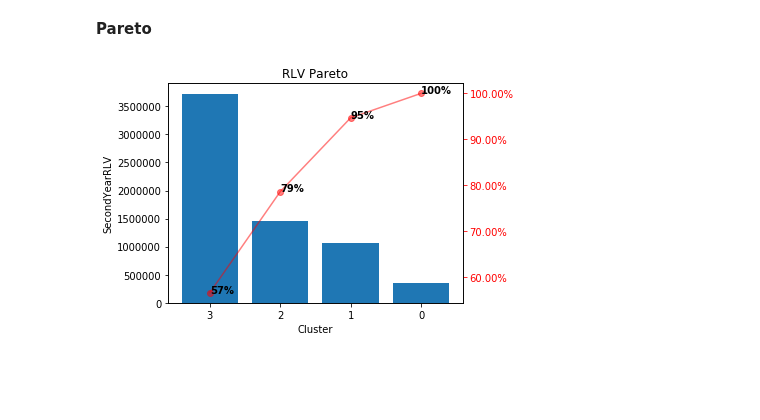
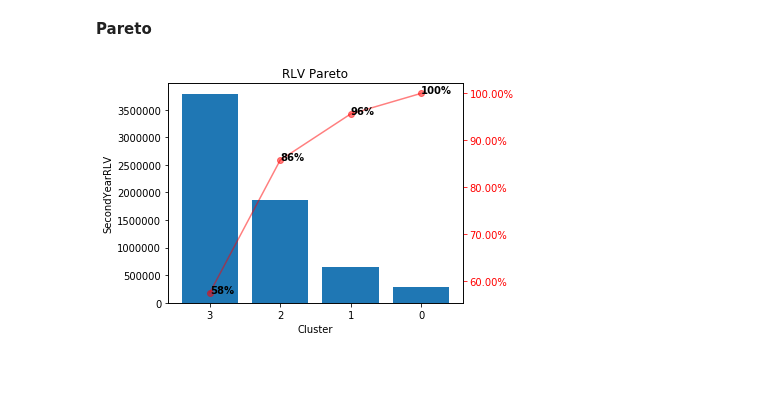
Before and after one commit to W-Tran/Online-Retail, a Jupyter notebook: clustering_daily.ipynb, the cells around one changed output. Saved outputs shown, nothing was run; the diff lists cells and outputs as text; code cells hidden in the pictures.

Commit message:
Switch to yjt transform

```diff
--- a/clustering_daily.ipynb
+++ b/clustering_daily.ipynb
@@ -169,6 +169,6 @@ features_to_transform = [
     'SumPurchaseValue',
     'SizePurchaseValue',
 ]
-features, transformed_feature_names, yjt = transform_features(features, features_to_transform, transform="log")
+features, transformed_feature_names, yjt = transform_features(features, features_to_transform, transform="yjt")
 features.head()
 # %% [output]
@@ -224,11 +224,11 @@ pd.DataFrame(
 # %% [markdown]
 **Pareto**
 # %%
-df = cluster_features.groupby('Cluster')['SecondYearRLV'].sum().reset_index()
-df['Cluster'] = df['Cluster'].astype(str)
-pareto_plot(df, x='Cluster', y='SecondYearRLV', show_pct_y=True, title='RLV Pareto')
+pareto_df = cluster_features.groupby('Cluster')['SecondYearRLV'].sum().reset_index()
+pareto_df['Cluster'] = pareto_df['Cluster'].astype(str)
+pareto_plot(pareto_df, x='Cluster', y='SecondYearRLV', show_pct_y=True, title='RLV Pareto')
 # %% [output]
-[figure, old version]
+[figure, new version]
 # %% [markdown]
 <br>
 <br>
```
Also changed, not shown: parts of 13 cells of this notebook.
